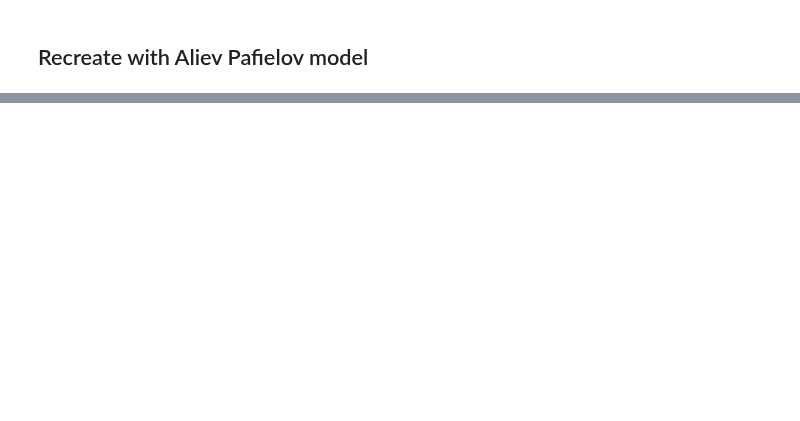
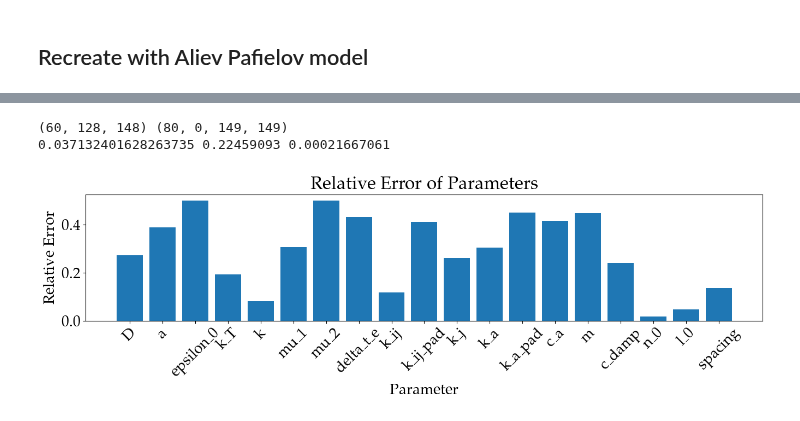
Before and after one commit to LukasBremer/SMM_AdODE_2D, a Jupyter notebook: adode_cluster/SpringMassModel/FullDomainBOCF.ipynb, the cells around one changed output, grey strips where cells are left out. Saved outputs shown, nothing was run; the diff lists cells and outputs as text; code cells hidden in the pictures; blank space fills up the shorter version.

Commit message:
BOCF AP fit works

```diff
--- a/adode_cluster/SpringMassModel/FullDomainBOCF.ipynb
+++ b/adode_cluster/SpringMassModel/FullDomainBOCF.ipynb
@@ -23,7 +23,6 @@ from adoptODE import train_adoptODE, simple_simulation, dataset_adoptODE
 from HelperAndMechanics import *
 import h5py
 # %%
-
 def list_h5_structure(file_path):
     '''Recursively lists all groups, datasets, and attributes in an HDF5 file'''
 
@@ -167,7 +166,7 @@ def define_MSD_BOCF(**kwargs_sys):
     dvdt = dv_dt(y, all_params)
     dwdt = dw_dt(y, all_params)
     dsdt = ds_dt(y, all_params)
-    dTdt = 1/12.9*epsilon_T(y['u'])*(params['k_T']*jnp.abs(y['u'])-y['T'])
+    dTdt = 1/12.9*epsilon_T(y['u']/1.5)*(params['k_T']*jnp.abs(y['u']/1.5)-y['T'])
     dx_dotdt = 1/12.9*1/params['m'] *  (force_field_active(y['x'],y['T'],params) + force_field_passive(y['x'],params) + force_field_struct(y['x'],y['T'],params) - y['x_dot'] * params['c_damp'])
     dxdt = 1/12.9*y['x_dot']
     return {'u': dudt, 'v': dvdt, 'w': dwdt, 's': dsdt,'T':dTdt,'x':dxdt,'x_dot':dx_dotdt}
@@ -234,6 +233,8 @@ def define_MSD_BOCF(**kwargs_sys):
     return y
 
   return eom, loss, gen_params, gen_y0, {}
+# %%
+domain_size = 128
 # %%
 # Defining standard parameters:
 # This is a smaller system with adjusted parameters to allow spiral wave to occure in the smaller simulation domain.
@@ -638,20 +699,18 @@ print(params_AP)
 # %%
-kwargs_sys = {'size': 100,
+kwargs_sys = {'size': domain_size,
                 'N_sys':1,
-                'par_tol': .5,
+                'par_tol': tol,
                 'params_true': params_true}
-kwargs_adoptODE = {'epochs': 10,'N_backups': 1,'lr':2e-3,
+kwargs_adoptODE = {'epochs': 100,'N_backups': 3,'lr':1e-3,
                 'lower_b': params_low,'upper_b': params_high,
-                'lr_y0':2e-3,
+                'lr_y0':5e-2,
                 # 'lr_ip': kwargs_training['lr_ip'],
-                'lower_b_y0':{'u':0,'v':0,'T':0,'x':x0-x0*.1,'x_dot':x_dot0+x_dot0*.1},
-                'upper_b_y0':{'u':1,'v':10,'T':['T_high'],'x':x0+x0*.1,'x_dot':x_dot0+x_dot0*.1}}
+                'lower_b_y0':{'u':0,'v':0,'T':0,'x':x0,'x_dot':x_dot0},
+                'upper_b_y0':{'u':1,'v':np.max(v_AP),'T':np.max(T_AP),'x':x0,'x_dot':x_dot0}}
 
 dataset_MSD = dataset_adoptODE(define_MSD_rec,
                                 targets,
                                 t_evals,
                                 kwargs_sys,
                                 kwargs_adoptODE,
-                                true_params=params_true)#,
-                                #true_iparams=params_true)
-return dataset_MSD,Simulation_MSD
+                                true_params=params_true)
@@ -659,0 +760,44 @@ NameError: name 'kwargs_training' is not defined
+# %%
+x = dataset_MSD.ys_sol['x'][0][pad:-pad,pad:-pad]
+x_dot = dataset_MSD.ys_sol['x_dot'][0][pad:-pad,pad:-pad]
+dA = compute_dA(x,1)[pad:-pad,pad:-pad]
+dA_BOCF = compute_dA(x_BOCF[0],1)[pad:-pad,pad:-pad]
+norm_x_dot = np.nanmean(np.linalg.norm(x_dot_BOCF,axis=1))
+size_mech = domain_size + 2* 10 + 1
+x_vals = np.linspace(0, size_mech-1,size_mech)
+z_vals = np.linspace(0, size_mech-1,size_mech)
+# Generate meshgrid for x and z
+x_grid, z_grid = np.meshgrid(x_vals, z_vals)
+xy_grid = jnp.array([x_grid, z_grid])
+norm_x = np.nanmean(np.linalg.norm(x_BOCF[0]-xy_grid,axis=1))
+norm_dA = np.nanmean(dA_BOCF)
+print(dA.shape,x.shape)
+print(norm_x_dot,norm_x,norm_dA)
+# %% [output]
+(60, 128, 148) (80, 0, 149, 149)
+0.037132401628263735 0.22459093 0.00021667061
+# %%
+# Get the parameter names
+param_names = list(params_true.keys())
+# Calculate the relative error for each parameter
+relative_errors = []
+
+for param_name in param_names:
+
+    real_value = params_true.get(param_name, np.nan)
+    train_value = dataset_MSD.params_train.get(param_name, np.nan)
+    if np.isnan(real_value) or np.isnan(train_value):
+        relative_errors.append(np.nan)
+    else:
+        relative_error = np.abs((train_value - real_value) / real_value)
+        relative_errors.append(relative_error)
+# Plot the relative errors
+plt.figure(figsize=(16, 3))
+plt.bar(param_names, relative_errors)
+plt.xlabel('Parameter')
+plt.ylabel('Relative Error')
+plt.title('Relative Error of Parameters')
+plt.xticks(rotation=45)
+plt.show()
+# %% [output]
+[figure, added]
```
Also changed, not shown: parts of 18 cells of this notebook, 4 other files.
